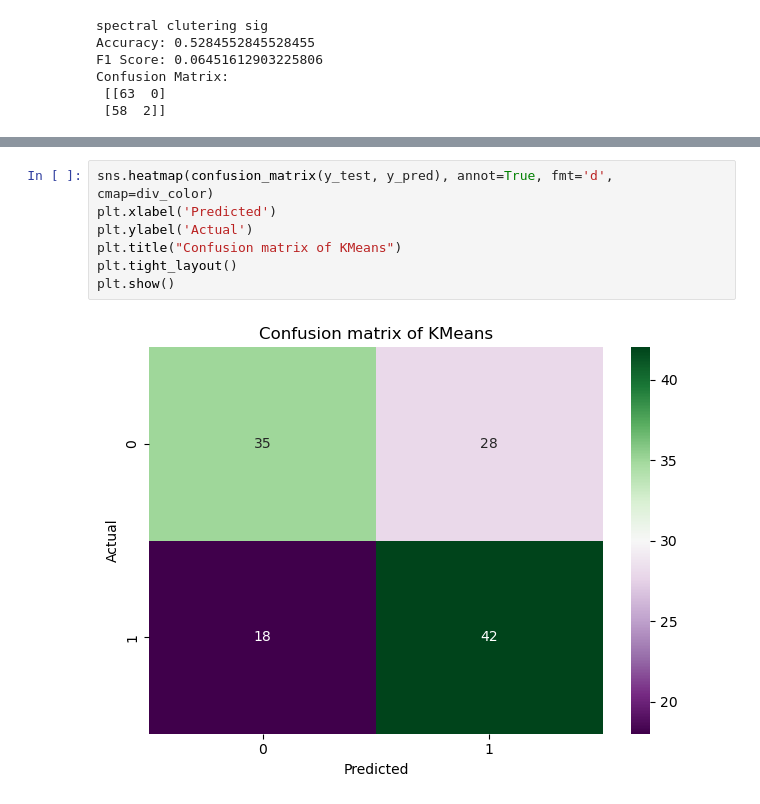
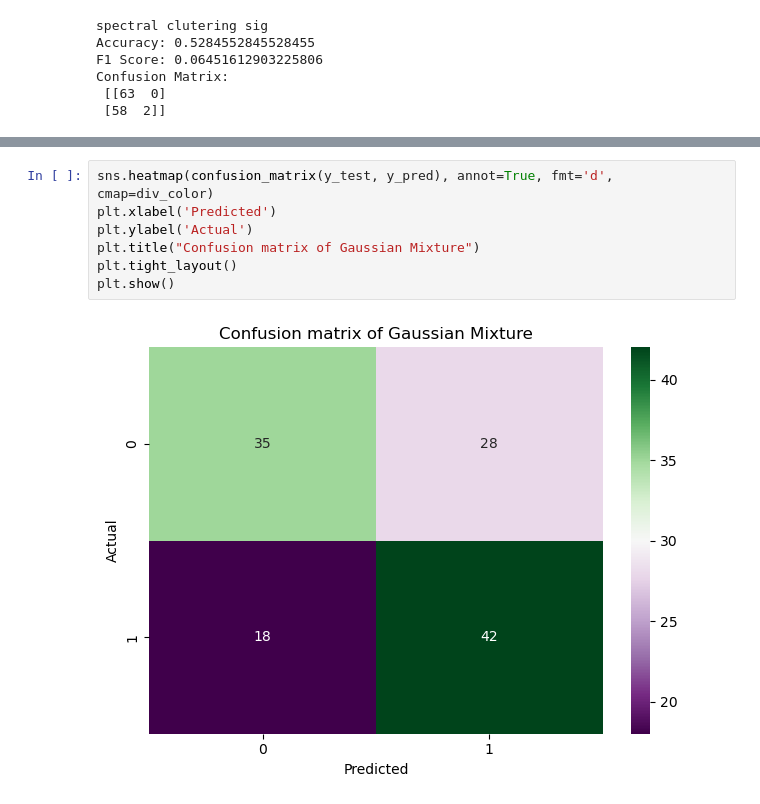
Before and after one commit to MSOE-oskar/CSC2621-termproj, a Jupyter notebook: TermProj.ipynb, the cells around one changed output, grey strips where cells are left out. Cells and saved outputs as stored; diff of their text form.

```diff
--- a/TermProj.ipynb
+++ b/TermProj.ipynb
@@ -619,9 +619,9 @@ Confusion Matrix:
 # %%
 sns.heatmap(confusion_matrix(y_test, y_pred), annot=True, fmt='d', cmap=div_color)
 plt.xlabel('Predicted')
 plt.ylabel('Actual')
-plt.title("Confusion matrix of KMeans")
+plt.title("Confusion matrix of Gaussian Mixture")
 plt.tight_layout()
 plt.show()
 # %% [output]
-[figure, old version]
+[figure, new version]
```
Also changed, not shown: parts of 5 cells of this notebook.
